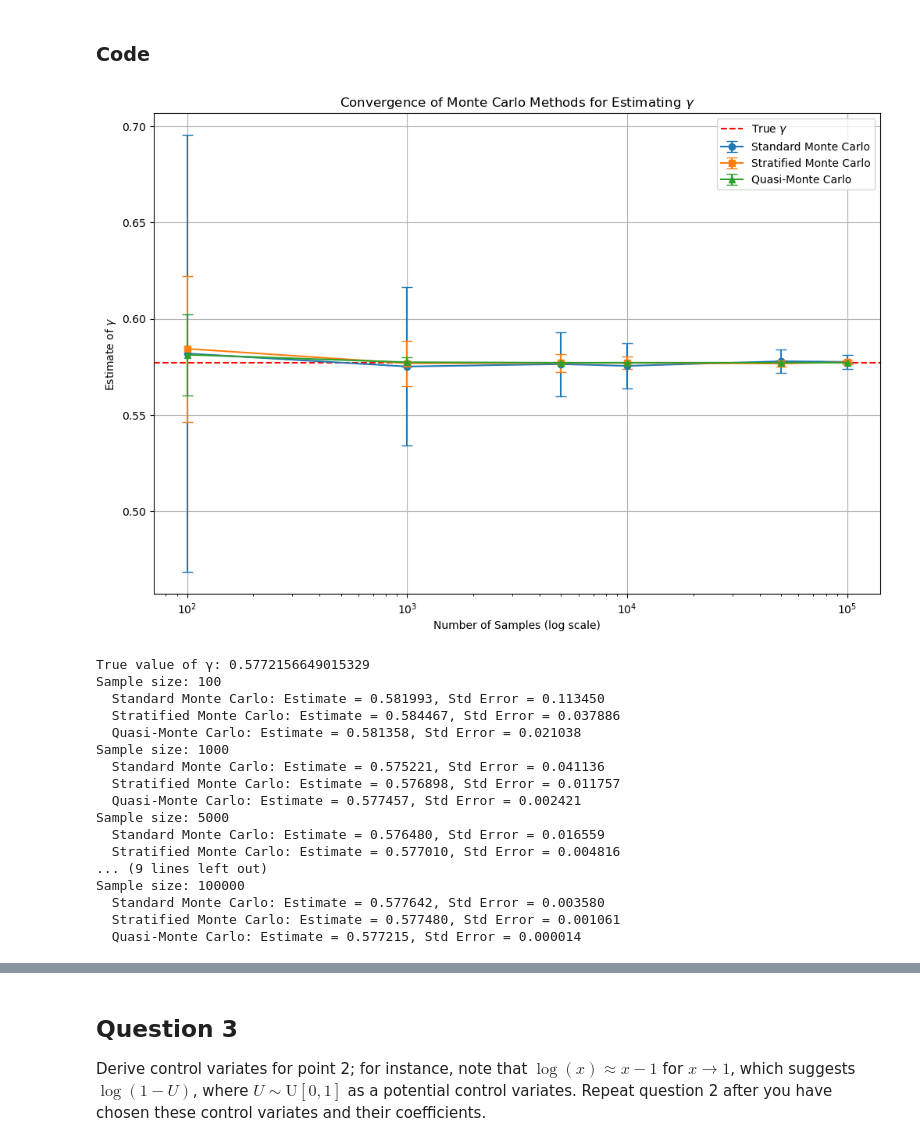
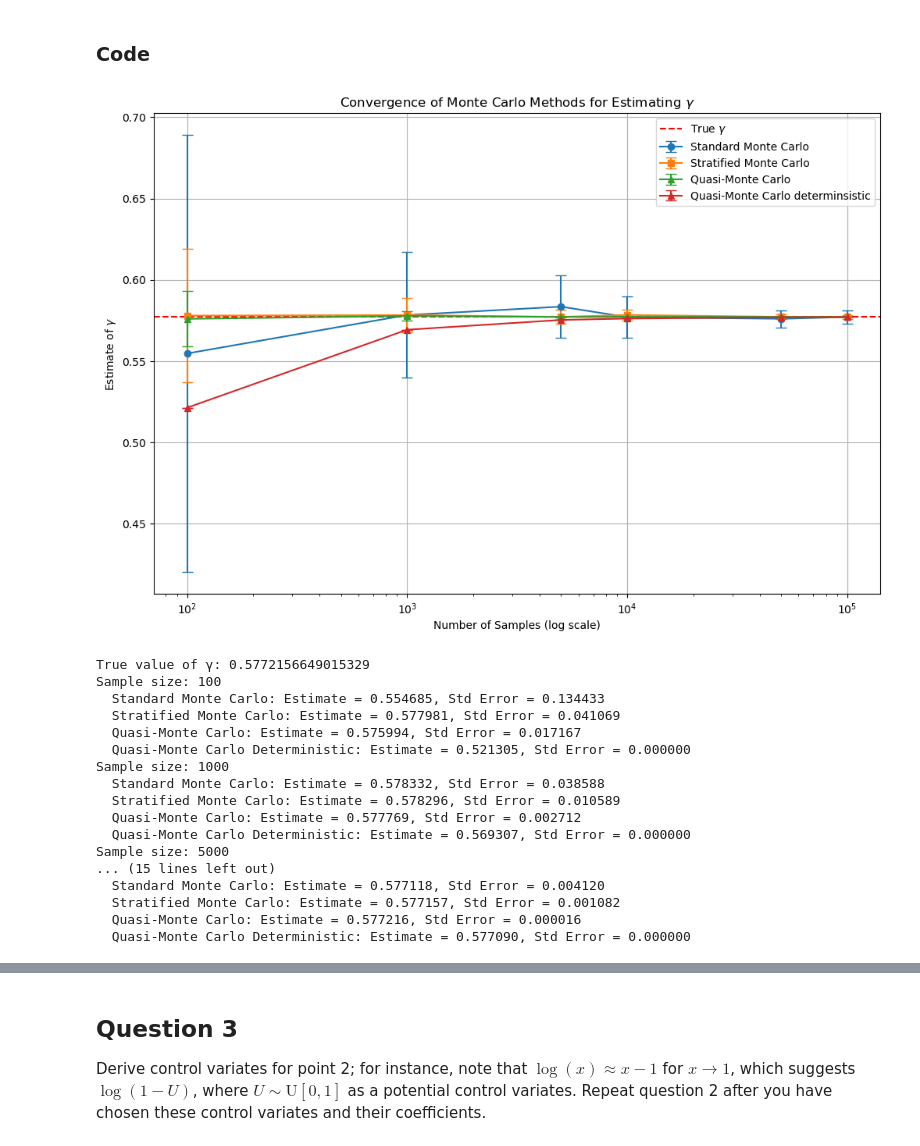
Before and after one commit to Leooryx/Euler_Monte_Carlo, a Jupyter notebook: main.ipynb, the cells around one changed output, grey strips where cells are left out. Cells and saved outputs as stored; diff of their text form; code cells hidden in the pictures.

```diff
--- a/main.ipynb
+++ b/main.ipynb
@@ -63,9 +97,11 @@ Here is the algorithm to implement this estimator:
 # %% [markdown]
 ### Code
 # %%
+
+
 # Parameters for the proposal distribution
 c = 1.0  # Constant for the proposal distribution
-alpha = 1.0  # Exponent for the proposal distribution
+alpha = 1 # Exponent for the proposal distribution
 
 # Function to sample from the proposal distribution q(k)
 def sample_from_q(c, alpha, size):
@@ -76,21 +112,24 @@ def sample_from_q(c, alpha, size):
 
 # Function to compute p(k)
 def p(k):
-    return (1 / k) - np.log(1 + 1 / k)
+    return ((1 / k) - np.log(1 + 1 / k) + (1- np.log(2)) * (c / (k - 1) **alpha - c/ k**alpha))*1/true_gamma
 
 # Function to compute q(k)
 def q(k, c):
-    return c / (k * (k - 1))
+    return c / (k - 1) **alpha - c/ k**alpha
+
+def phi(k):
+    return(true_gamma)
 
 # Importance sampling estimator for gamma
 def importance_sampling_estimate(c, alpha, num_samples):
     samples = sample_from_q(c, alpha, num_samples)
-    weights = p(samples) / q(samples, c)
+    weights = p(samples) / q(samples, c) * phi(samples)
     return np.mean(weights)
 
 # Experiment parameters
-num_samples_list = [100, 1000, 5000, 10000, 50000, 100000]  # Number of samples to test
-num_trials = 50  # Number of trials for each sample size to compute variance
+num_samples_list = [1,10, 100, 1000, 5000, 10000, 50000, 100000]  # Number of samples to test
+num_trials = 10  # Number of trials for each sample size to compute variance
 
 # Store results
 estimates = []
@@ -171,6 +212,19 @@ def quasi_monte_carlo(num_samples):
     samples = samples.flatten()
     return np.mean(integrand(samples))
 
+def deterministic_MC(size):
+    def centered_point(size):
+        liste_u = np.zeros(size)
+        for i in range(1,size):
+            liste_u[i]=((2*i-1)/(2*size))
+        return liste_u
+    point_centree = centered_point(size)
+    gamma_quasi_MC = 0
+    for i in range(1,size):
+        gamma_quasi_MC += integrand(point_centree[i])
+    gamma_quasi_MC = gamma_quasi_MC / size
+    return(gamma_quasi_MC)
+
 # Parameters for the experiment
 num_samples_list = [100, 1000, 5000, 10000, 50000, 100000]  # Sample sizes to test
 num_trials = 50  # Number of trials to compute variance
@@ -179,6 +233,7 @@ num_trials = 50  # Number of trials to compute variance
 results_standard = {'estimates': [], 'std_errors': []}
 results_stratified = {'estimates': [], 'std_errors': []}
 results_quasi = {'estimates': [], 'std_errors': []}
+results_deterministic = {'estimates': [], 'std_errors': []}
 
 # Run experiments
 for num_samples in num_samples_list:
@@ -203,6 +258,13 @@ for num_samples in num_samples_list:
     results_quasi['estimates'].append(np.mean(quasi_estimates))
     results_quasi['std_errors'].append(np.std(quasi_estimates))
 
+    # Quasi-Monte Carlo deterministic
+    quasi_estimates_deterministic = []
+    for _ in range(num_trials):
+        quasi_estimates_deterministic.append(deterministic_MC(num_samples))
+    results_deterministic['estimates'].append(np.mean(quasi_estimates_deterministic))
+    results_deterministic['std_errors'].append(np.std(quasi_estimates_deterministic))
+
 # Plotting the results
 plt.figure(figsize=(12, 8))
 
@@ -211,51 +273,56 @@ plt.errorbar(num_samples_list, results_standard['estimates'], yerr=results_stand
              fmt='o-', capsize=5, label='Standard Monte Carlo')
 
 # Stratified Monte Carlo
 plt.errorbar(num_samples_list, results_stratified['estimates'], yerr=results_stratified['std_errors'],
              fmt='s-', capsize=5, label='Stratified Monte Carlo')
 
 # Quasi-Monte Carlo
 plt.errorbar(num_samples_list, results_quasi['estimates'], yerr=results_quasi['std_errors'],
              fmt='^-', capsize=5, label='Quasi-Monte Carlo')
+
+# Quasi-Monte Carlo Deterministic
+plt.errorbar(num_samples_list, results_deterministic['estimates'], yerr=results_deterministic['std_errors'],
+             fmt='^-', capsize=5, label='Quasi-Monte Carlo determinsistic')
 
 # True value of gamma
 plt.axhline(true_gamma, color='r', linestyle='--', label=r'True $\gamma$')
 
 # Plot settings
 plt.xscale('log')
 plt.xlabel('Number of Samples (log scale)')
 plt.ylabel(r'Estimate of $\gamma$')
 plt.title(r'Convergence of Monte Carlo Methods for Estimating $\gamma$')
 plt.legend()
 plt.grid(True)
 plt.show()
 
 # Print results
 print("True value of γ:", true_gamma)
 for i, num_samples in enumerate(num_samples_list):
     print(f"Sample size: {num_samples}")
     print(f"  Standard Monte Carlo: Estimate = {results_standard['estimates'][i]:.6f}, Std Error = {results_standard['std_errors'][i]:.6f}")
     print(f"  Stratified Monte Carlo: Estimate = {results_stratified['estimates'][i]:.6f}, Std Error = {results_stratified['std_errors'][i]:.6f}")
     print(f"  Quasi-Monte Carlo: Estimate = {results_quasi['estimates'][i]:.6f}, Std Error = {results_quasi['std_errors'][i]:.6f}")
+    print(f"  Quasi-Monte Carlo Deterministic: Estimate = {results_deterministic['estimates'][i]:.6f}, Std Error = {results_deterministic['std_errors'][i]:.6f}")
 # %% [output]
-[figure, old version]
+[figure, new version]
 True value of γ: 0.5772156649015329
 Sample size: 100
-  Standard Monte Carlo: Estimate = 0.581993, Std Error = 0.113450
-  Stratified Monte Carlo: Estimate = 0.584467, Std Error = 0.037886
-  Quasi-Monte Carlo: Estimate = 0.581358, Std Error = 0.021038
+  Standard Monte Carlo: Estimate = 0.554685, Std Error = 0.134433
+  Stratified Monte Carlo: Estimate = 0.577981, Std Error = 0.041069
+  Quasi-Monte Carlo: Estimate = 0.575994, Std Error = 0.017167
+  Quasi-Monte Carlo Deterministic: Estimate = 0.521305, Std Error = 0.000000
 Sample size: 1000
-  Standard Monte Carlo: Estimate = 0.575221, Std Error = 0.041136
-  Stratified Monte Carlo: Estimate = 0.576898, Std Error = 0.011757
-  Quasi-Monte Carlo: Estimate = 0.577457, Std Error = 0.002421
+  Standard Monte Carlo: Estimate = 0.578332, Std Error = 0.038588
+  Stratified Monte Carlo: Estimate = 0.578296, Std Error = 0.010589
+  Quasi-Monte Carlo: Estimate = 0.577769, Std Error = 0.002712
+  Quasi-Monte Carlo Deterministic: Estimate = 0.569307, Std Error = 0.000000
 Sample size: 5000
-  Standard Monte Carlo: Estimate = 0.576480, Std Error = 0.016559
-  Stratified Monte Carlo: Estimate = 0.577010, Std Error = 0.004816
-... (9 lines left out)
-Sample size: 100000
-  Standard Monte Carlo: Estimate = 0.577642, Std Error = 0.003580
-  Stratified Monte Carlo: Estimate = 0.577480, Std Error = 0.001061
-  Quasi-Monte Carlo: Estimate = 0.577215, Std Error = 0.000014
+... (15 lines left out)
+  Standard Monte Carlo: Estimate = 0.577118, Std Error = 0.004120
+  Stratified Monte Carlo: Estimate = 0.577157, Std Error = 0.001082
+  Quasi-Monte Carlo: Estimate = 0.577216, Std Error = 0.000016
+  Quasi-Monte Carlo Deterministic: Estimate = 0.577090, Std Error = 0.000000
 # %% [markdown]
 #### Interpretation
 
```
Also changed, not shown: parts of 4 cells of this notebook.
